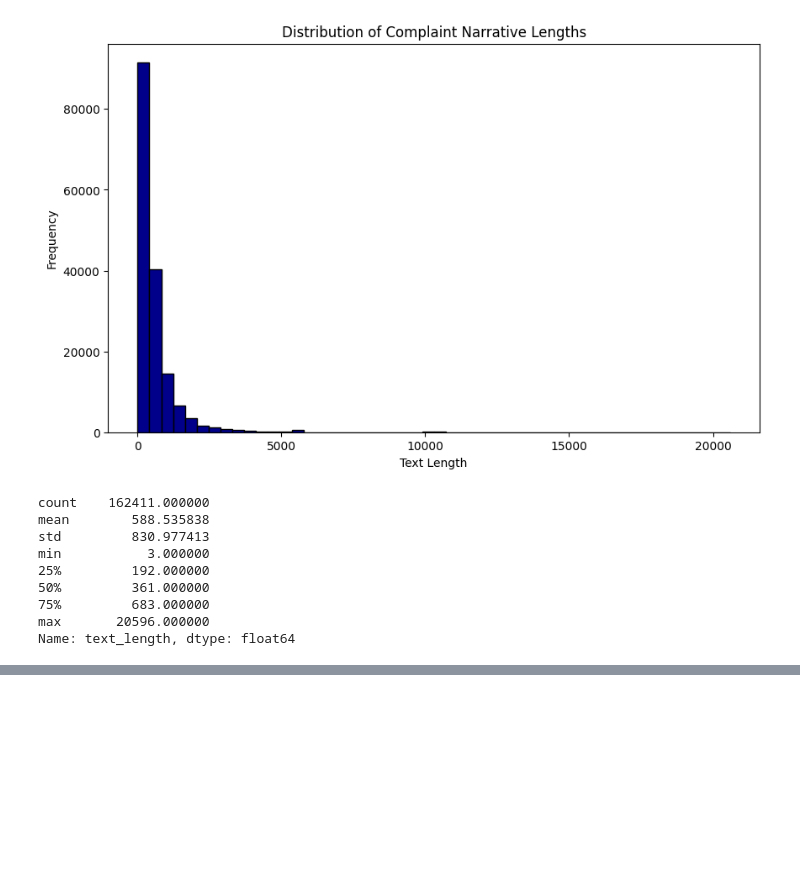
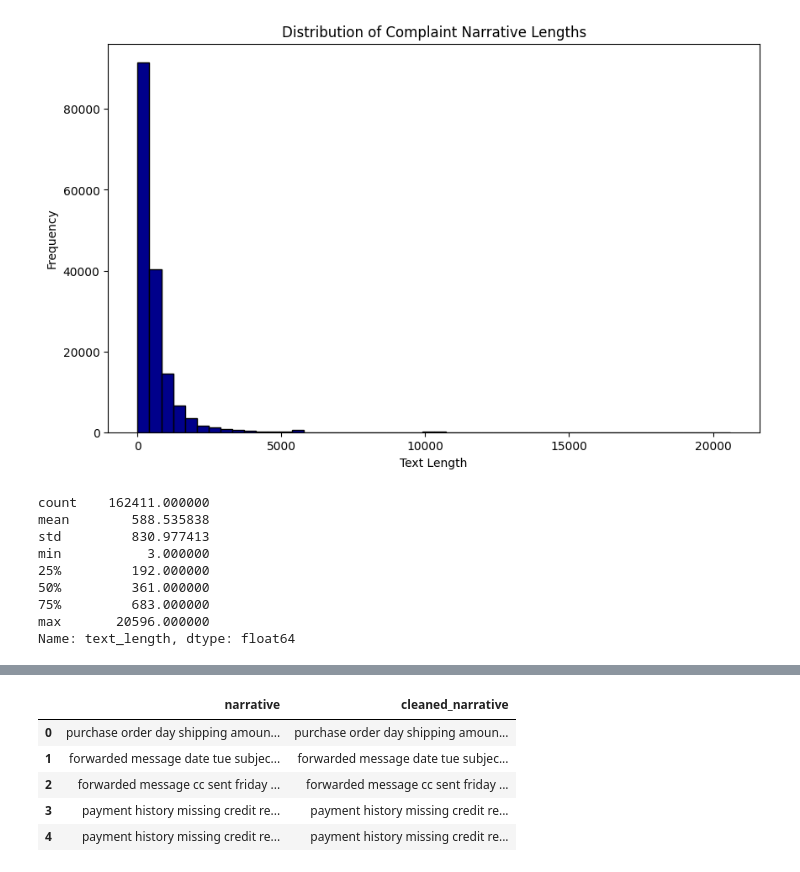
Before and after one commit to victoriamuinde07/NLP-project, a Jupyter notebook: victoria-ipynb.ipynb, the cells around one changed output, grey strips where cells are left out. Saved outputs shown, nothing was run; the diff lists cells and outputs as text; code cells hidden in the pictures; blank space fills up the shorter version.

Commit message:
created cleaned text after unzipping nltk files

```diff
--- a/victoria-ipynb.ipynb
+++ b/victoria-ipynb.ipynb
@@ -30,0 +31,4 @@ Resolving deltas: 100% (4/4), done.
+# %%
+import nltk
+nltk_data_dir = "/kaggle/working/nltk_data"
+nltk.data.path.append(nltk_data_dir)
@@ -193,0 +344,28 @@ Name: text_length, dtype: float64
+# %%
+# Download NLTK resources
+nltk.download('stopwords')
+nltk.download('punkt')
+nltk.download('wordnet')
+
+# Initialize stop words and lemmatizer
+stop_words = set(stopwords.words('english'))
+lemmatizer = WordNetLemmatizer()
+
+# Define the preprocessing function
+def preprocess_text(text):
+    # Convert to lowercase
+    text = text.lower()
+    # Remove special characters and numbers
+    text = re.sub(r'[^a-z\s]', '', text)
+    # Tokenize
+    words = word_tokenize(text)
+    # Remove stop words and lemmatize
+    words = [lemmatizer.lemmatize(word) for word in words if word not in stop_words]
+    # Join words back into a single string with whitespace handling
+    cleaned_text = ' '.join(words).strip()  # Remove leading/trailing whitespace
+    return ' '.join(cleaned_text.split())    # Replace multiple spaces with a single space
+
+# Apply preprocessing to the 'narrative' column
+df['cleaned_narrative'] = df['narrative'].apply(preprocess_text)
+df[['narrative','cleaned_narrative']].head()
+# %% [output]
@@ -193,0 +378,6 @@ Name: text_length, dtype: float64
+|  | narrative | cleaned_narrative |
+| 0 | purchase order day shipping amoun... | purchase order day shipping amoun... |
+| 1 | forwarded message date tue subjec... | forwarded message date tue subjec... |
+| 2 | forwarded message cc sent friday ... | forwarded message cc sent friday ... |
+| 3 | payment history missing credit re... | payment history missing credit re... |
+| 4 | payment history missing credit re... | payment history missing credit re... |
```
Also changed, not shown: parts of 14 cells of this notebook.
